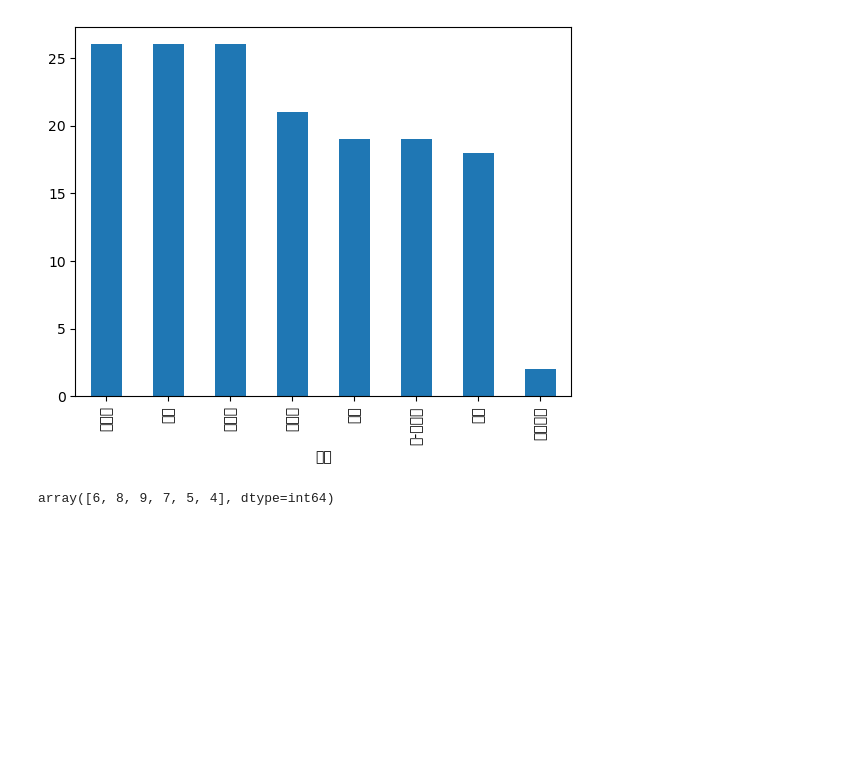
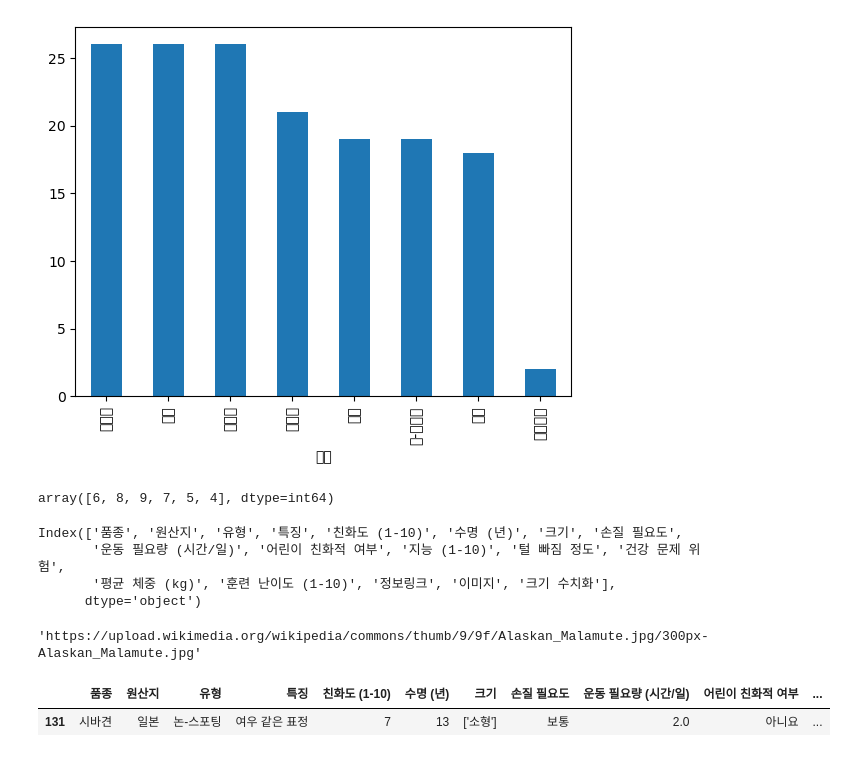
Before and after one commit to junnnnghee/dog-breed-app, a Jupyter notebook: dog_data.ipynb, the cells around one changed output. Cells and saved outputs as stored; diff of their text form; code cells hidden in the pictures; blank space fills up the shorter version.

```diff
--- a/dog_data.ipynb
+++ b/dog_data.ipynb
@@ -1578,3 +1578,13 @@ df['유형'].value_counts().plot(kind='bar')
 df['훈련 난이도 (1-10)'].unique()
 # %% [output]
 array([6, 8, 9, 7, 5, 4], dtype=int64)
+# %%
+import pandas as pd
+df = pd.read_csv('dog/dog_breeds_data.csv')
+# %%
+df.columns
+# %% [output]
+Index(['품종', '원산지', '유형', '특징', '친화도 (1-10)', '수명 (년)', '크기', '손질 필요도',
+       '운동 필요량 (시간/일)', '어린이 친화적 여부', '지능 (1-10)', '털 빠짐 정도', '건강 문제 위험',
+       '평균 체중 (kg)', '훈련 난이도 (1-10)', '정보링크', '이미지', '크기 수치화'],
+      dtype='object')
@@ -1580,0 +1593,9 @@ array([6, 8, 9, 7, 5, 4], dtype=int64)
+# %%
+dog1['이미지'].values[0]
+# %% [output]
+'https://upload.wikimedia.org/wikipedia/commons/thumb/9/9f/Alaskan_Malamute.jpg/300px-Alaskan_Malamute.jpg'
+# %%
+df.loc[df['크기 수치화'].isna()]
+# %% [output]
+|  | 품종 | 원산지 | 유형 | 특징 | 친화도 (1-10) | 수명 (년) | 크기 | 손질 필요도 | 운동 필요량 (시간/일) | 어린이 친화적 여부 | ... |
+| 131 | 시바견 | 일본 | 논-스포팅 | 여우 같은 표정 | 7 | 13 | ['소형'] | 보통 | 2.0 | 아니요 | ... |
```
Also changed, not shown: parts of 1 cell of this notebook, 12 other files.
